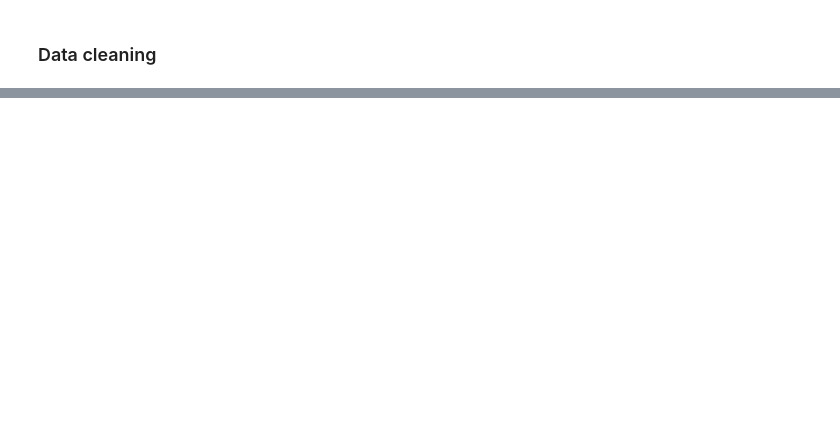
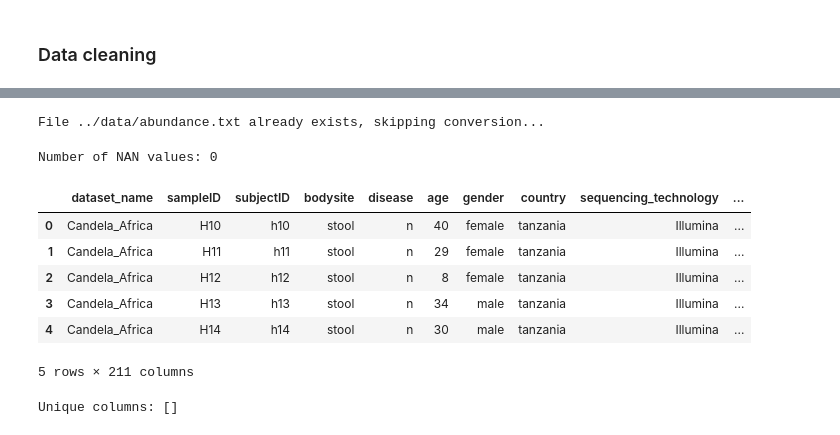
Before and after one commit to bersilin-robert1609/CS6024-AACB-Metagenomic-Analysis, a Jupyter notebook: notebooks/dataset-cleaning.ipynb, the cells around one changed output, grey strips where cells are left out. Drawn from its saved outputs; the diff is of its cells as text; code cells hidden in the pictures; blank space fills up the shorter version.

Commit message:
Some initial data analysis

```diff
--- a/notebooks/dataset-cleaning.ipynb
+++ b/notebooks/dataset-cleaning.ipynb
@@ -60,4 +69,29 @@ def store_csv(data, file_name):
     data.to_csv(output_file_path, index=False)
     return output_file_path
-# %%
-data = read_txt
+# %%
+abundance_file_path = None
+
+if(exists(DATA_DIR, ABUNDANCE_FILE)):
+    abundance_file_path = os.path.join(DATA_DIR + ABUNDANCE_FILE)
+    print(f"File {abundance_file_path} already exists, skipping conversion...")
+else:
+    print("Converting file...")
+    data = read_txt(DATA_ORIGINAL_DIR, ABUNDANCE_FILE)
+    data.describe()
+    data_transposed = data.transpose()
+    abundance_file_path = store_csv(data_transposed, DATA_DIR, ABUNDANCE_FILE)
+    print("Stored in ", abundance_file_path)
+# %% [output]
+File ../data/abundance.txt already exists, skipping conversion...
+# %%
+data = pd.read_csv(abundance_file_path)
+
+if(not exists(LOG_DIR, 'abundance_columns.txt')):
+    with open(os.path.join(LOG_DIR, 'abundance_columns.txt'), 'w') as f:
+        for col in data.columns:
+            f.write(col + '\n')
+# %%
+# First 211 columns are metadata
+metadata = data.iloc[:, :211]
+
+data_only_abundance_values = data.iloc[:, 211:]
@@ -63,0 +118,17 @@ data = read_txt
+# %%
+# check for NAN values
+
+nan_values = data_only_abundance_values.isna().sum().sum()
+print(f"Number of NAN values: {nan_values}")
+# %% [output]
+Number of NAN values: 0
+# %%
+metadata.head()
+# %% [output]
+|  | dataset_name | sampleID | subjectID | bodysite | disease | age | gender | country | sequencing_technology | ... |
+| 0 | Candela_Africa | H10 | h10 | stool | n | 40 | female | tanzania | Illumina | ... |
+| 1 | Candela_Africa | H11 | h11 | stool | n | 29 | female | tanzania | Illumina | ... |
+| 2 | Candela_Africa | H12 | h12 | stool | n | 8 | female | tanzania | Illumina | ... |
+| 3 | Candela_Africa | H13 | h13 | stool | n | 34 | male | tanzania | Illumina | ... |
+| 4 | Candela_Africa | H14 | h14 | stool | n | 30 | male | tanzania | Illumina | ... |
+5 rows × 211 columns
@@ -63,0 +144,11 @@ data = read_txt
+# %%
+# is there any unique column in metadata?
+
+unique_columns = []
+for col in metadata.columns:
+    if len(metadata[col].unique()) == metadata.shape[0]:
+        unique_columns.append(col)
+
+print(f"Unique columns: {unique_columns}")
+# %% [output]
+Unique columns: []
```
Also changed, not shown: parts of 16 cells of this notebook, 9 other files.
